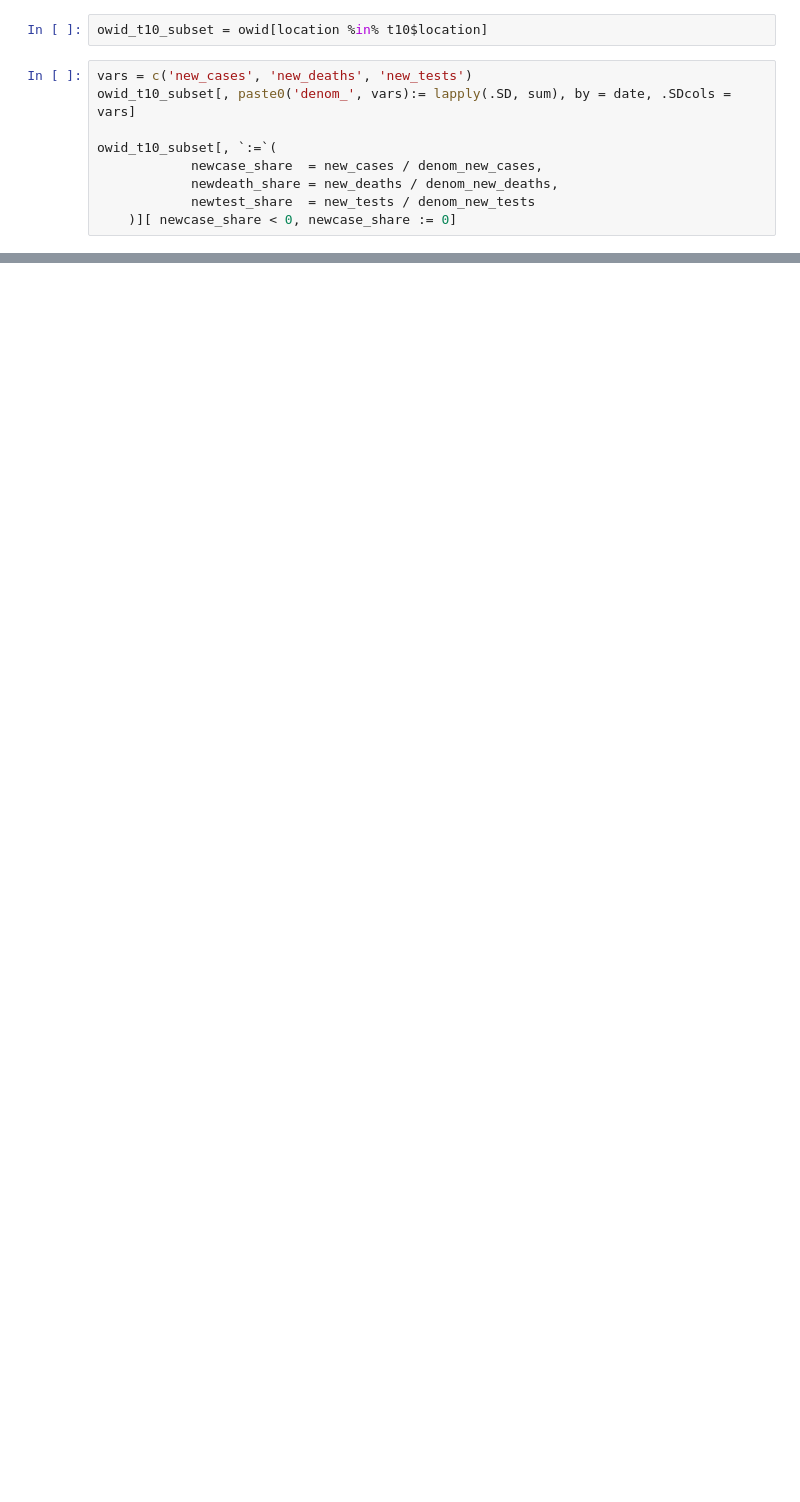
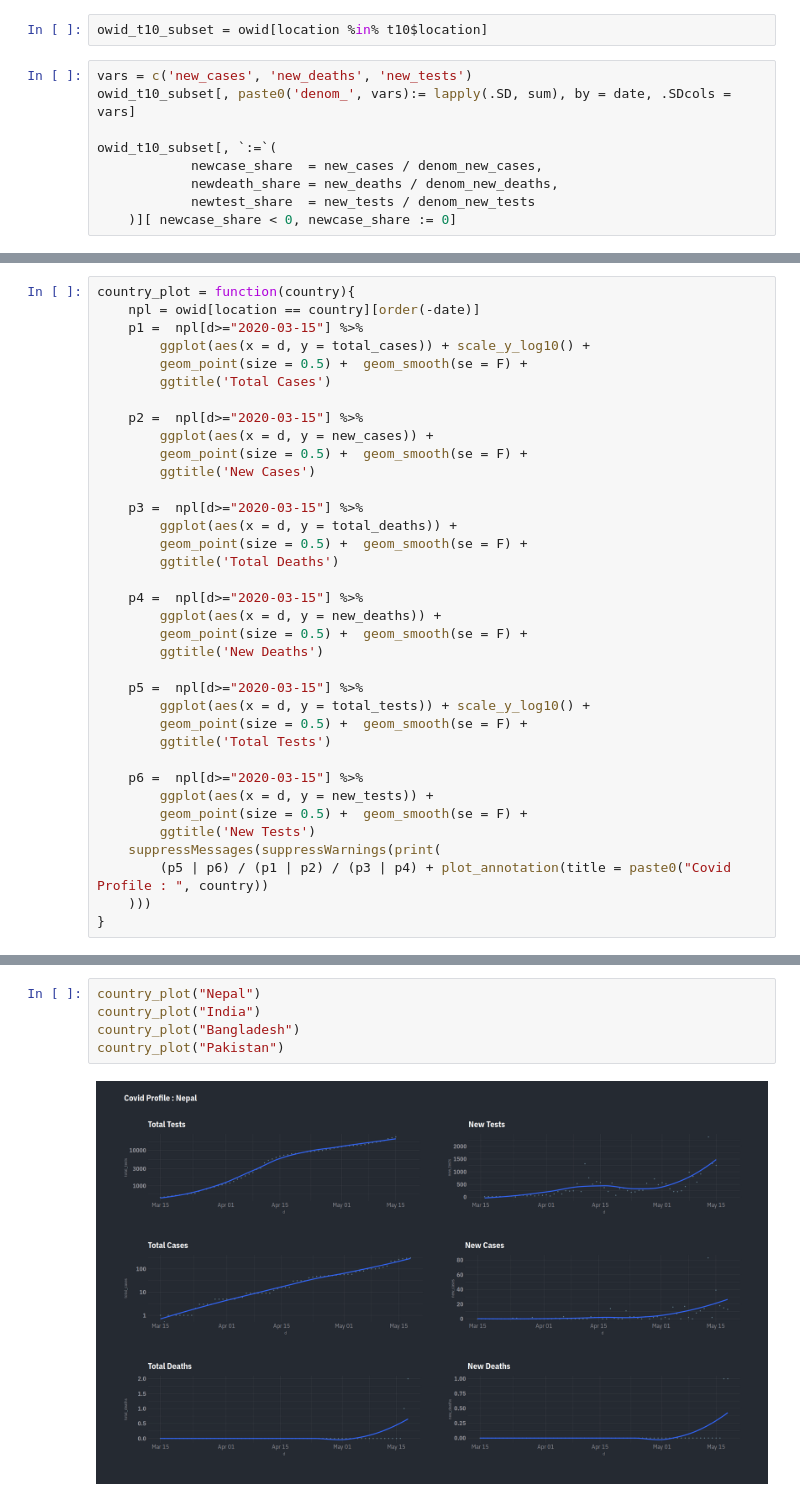
Before and after one commit to apoorvalal/covidviz, a Jupyter notebook: cross_country_comparisons.ipynb, the cells around one changed output, grey strips where cells are left out. Drawn from its saved outputs; the diff is of its cells as text; blank space fills up the shorter version.

```diff
--- a/cross_country_comparisons.ipynb
+++ b/cross_country_comparisons.ipynb
@@ -330,0 +318,36 @@ Warning message:
+# %%
+country_plot = function(country){
+    npl = owid[location == country][order(-date)]
+    p1 =  npl[d>="2020-03-15"] %>%
+        ggplot(aes(x = d, y = total_cases)) + scale_y_log10() +
+        geom_point(size = 0.5) +  geom_smooth(se = F) +
+        ggtitle('Total Cases')
+
+    p2 =  npl[d>="2020-03-15"] %>%
+        ggplot(aes(x = d, y = new_cases)) +
+        geom_point(size = 0.5) +  geom_smooth(se = F) +
+        ggtitle('New Cases')
+
+    p3 =  npl[d>="2020-03-15"] %>%
+        ggplot(aes(x = d, y = total_deaths)) +
+        geom_point(size = 0.5) +  geom_smooth(se = F) +
+        ggtitle('Total Deaths')
+
+    p4 =  npl[d>="2020-03-15"] %>%
+        ggplot(aes(x = d, y = new_deaths)) +
+        geom_point(size = 0.5) +  geom_smooth(se = F) +
+        ggtitle('New Deaths')
+
+    p5 =  npl[d>="2020-03-15"] %>%
+        ggplot(aes(x = d, y = total_tests)) + scale_y_log10() +
+        geom_point(size = 0.5) +  geom_smooth(se = F) +
+        ggtitle('Total Tests')
+
+    p6 =  npl[d>="2020-03-15"] %>%
+        ggplot(aes(x = d, y = new_tests)) +
+        geom_point(size = 0.5) +  geom_smooth(se = F) +
+        ggtitle('New Tests')
+    suppressMessages(suppressWarnings(print(
+        (p5 | p6) / (p1 | p2) / (p3 | p4) + plot_annotation(title = paste0("Covid Profile : ", country))
+    )))
+}
@@ -330,0 +356,7 @@ Warning message:
+# %%
+country_plot("Nepal")
+country_plot("India")
+country_plot("Bangladesh")
+country_plot("Pakistan")
+# %% [output]
+[figure, added]
```
Also changed, not shown: parts of 20 cells of this notebook, 4 other files.
